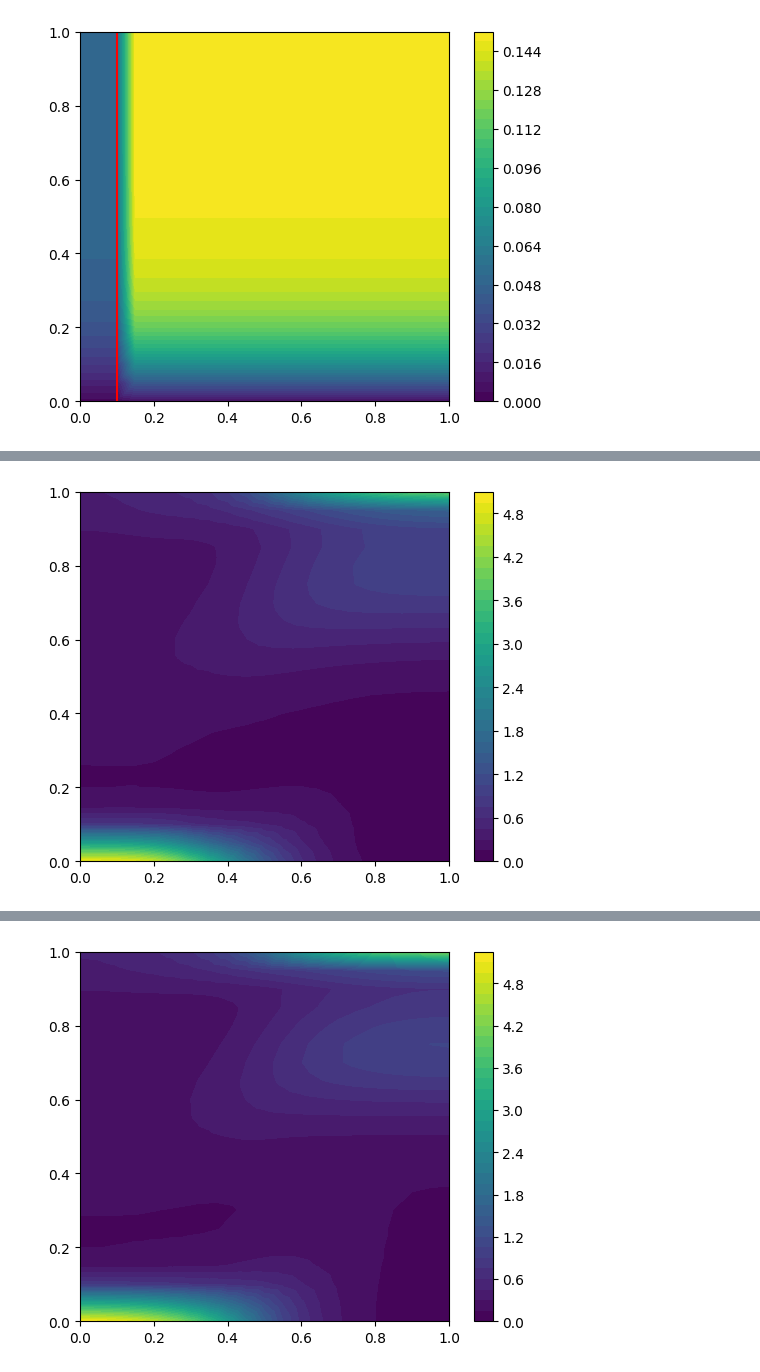
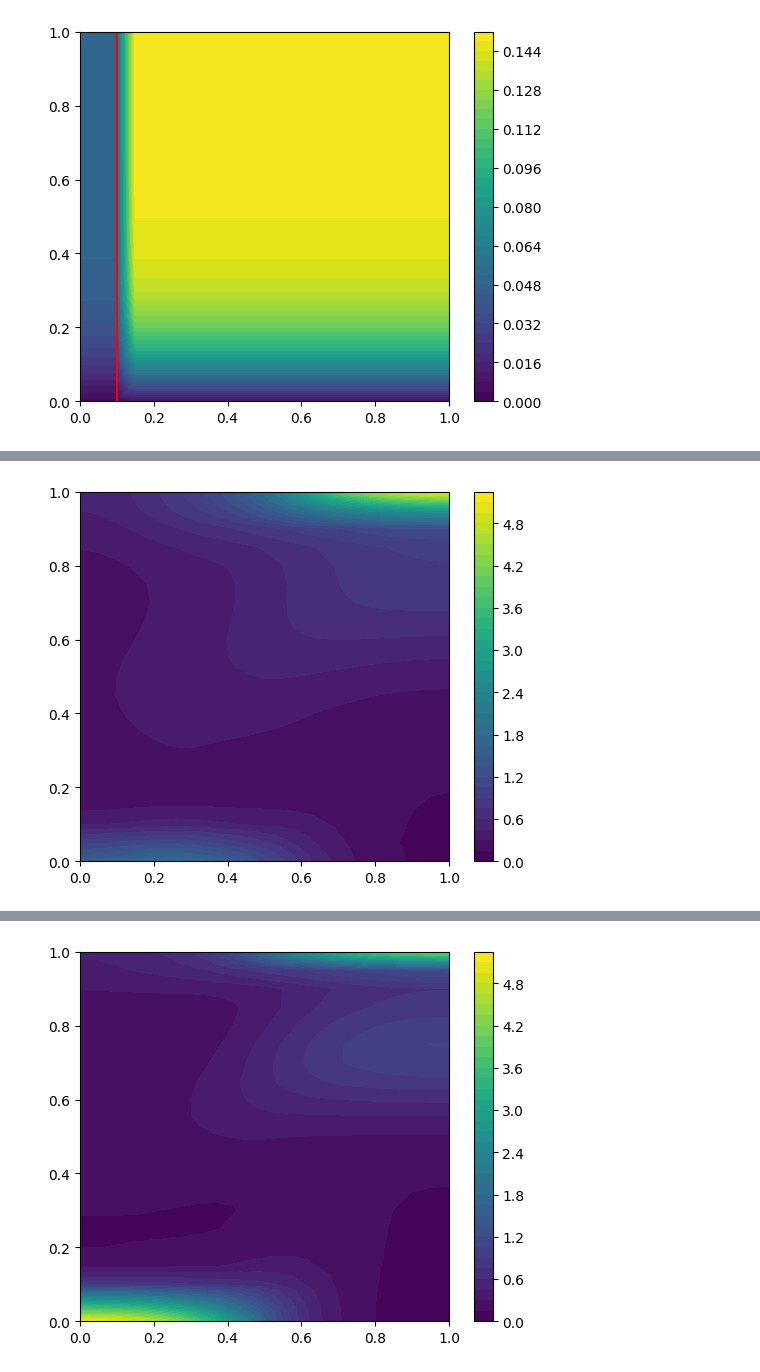
Before and after one commit to saragazzoni/Master_Thesis, a Jupyter notebook: Code/model.ipynb, the cells around one changed output, grey strips where cells are left out. Cells and saved outputs as stored; diff of their text form; code cells hidden in the pictures.

```diff
--- a/Code/model.ipynb
+++ b/Code/model.ipynb
@@ -187,9 +196,9 @@ plt.plot(mass)
 # %%
 n = Function(V)
-nfile = XDMFFile('solutions/nBrt.xdmf')
-nfile.read_checkpoint(n,"n",29)
+nfile = XDMFFile('solutions/nCrt.xdmf')
+nfile.read_checkpoint(n,"n",1)
 sol = plot(n)
 plt.colorbar(sol)
 plt.show()
 # %% [output]
-[figure, old version]
+[figure, new version]
```
Also changed, not shown: parts of 10 cells of this notebook, 18 other files.
